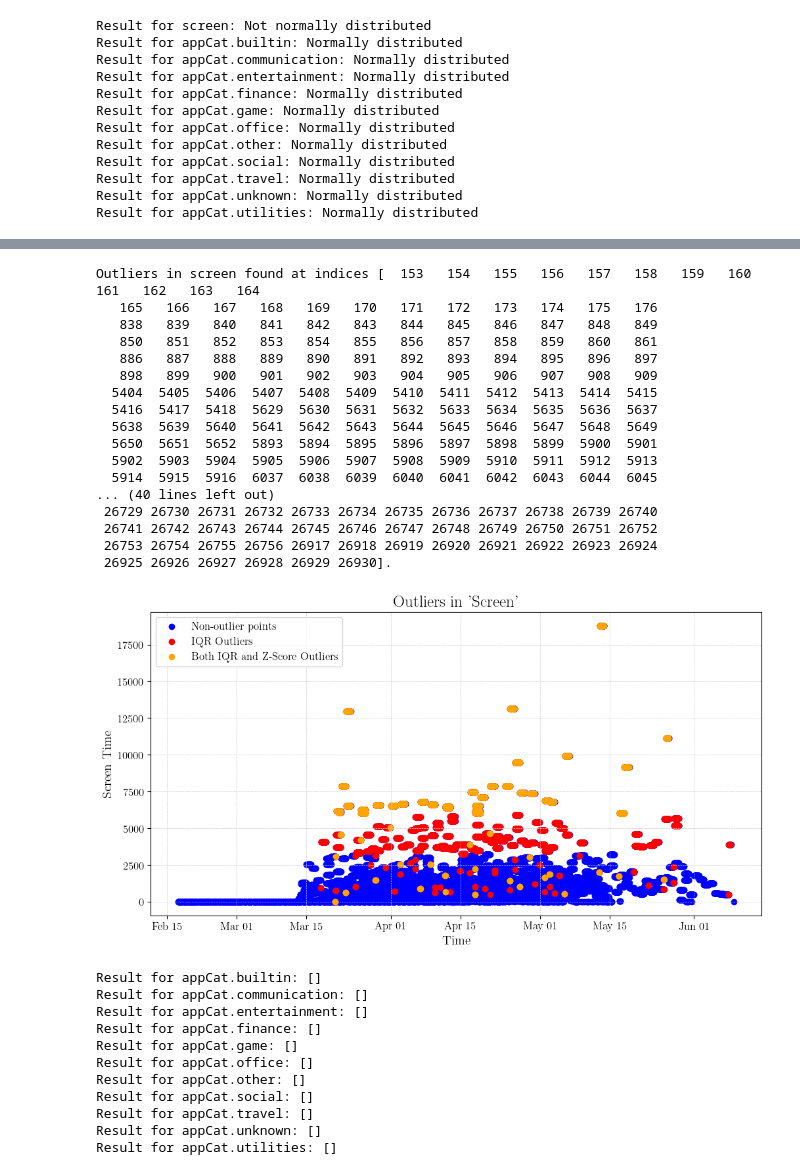
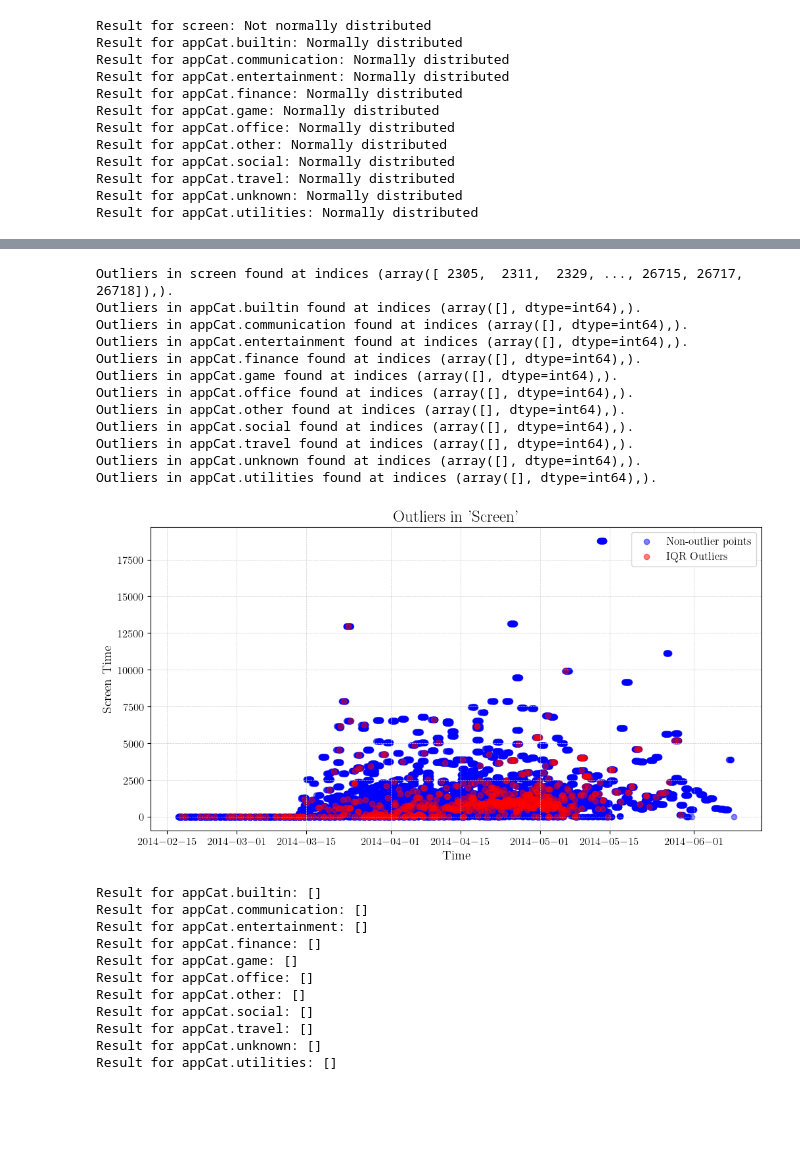
Before and after one commit to AmirSahrani/DMT_Assignments, a Jupyter notebook: notebooks/analysis.ipynb, the cells around one changed output, grey strips where cells are left out. Saved outputs shown, nothing was run; the diff lists cells and outputs as text; code cells hidden in the pictures; blank space fills up the shorter version.

```diff
--- a/notebooks/analysis.ipynb
+++ b/notebooks/analysis.ipynb
@@ -474,0 +543,13 @@ Upper outliers in screen found at indices [   51    52    53 ... 26928 26929 269
+# %%
+# find outliers using the exponential distribution
+
+def identify_outliers_exp(data, params):
+    pdf = expon.pdf(data, *params)
+    plt.plot(data, pdf, 'o')
+
+    outliers = np.where(pdf < 0.00001)[0]
+    plt.plot(data[outliers], pdf[outliers], 'ro')
+    return outliers
+
+exp_outliers = identify_outliers_exp(screen_time, params)
+print(f'Exponential distribution outliers found: {len(exp_outliers)}')
@@ -477,8 +561,8 @@ Upper outliers in screen found at indices [   51    52    53 ... 26928 26929 269
 
 def identify_outliers_zScore(data):
     z = np.abs(stats.zscore(data))
-    threshold_z = 3
-    outlier_indices = np.where(z > threshold_z)[0]
+    threshold_z = 2
+    outlier_indices = np.where(z > threshold_z)
     return outlier_indices
 
 zScore_outliers_info = {}
@@ -490,44 +574,38 @@ for variable, result in zScore_outliers_info.items():
     if len(result) > 0:
         print(f'Outliers in {variable} found at indices {result}.')
 # %% [output]
-Outliers in screen found at indices [  153   154   155   156   157   158   159   160   161   162   163   164
-   165   166   167   168   169   170   171   172   173   174   175   176
-   838   839   840   841   842   843   844   845   846   847   848   849
-   850   851   852   853   854   855   856   857   858   859   860   861
-   886   887   888   889   890   891   892   893   894   895   896   897
-   898   899   900   901   902   903   904   905   906   907   908   909
-  5404  5405  5406  5407  5408  5409  5410  5411  5412  5413  5414  5415
-  5416  5417  5418  5629  5630  5631  5632  5633  5634  5635  5636  5637
-  5638  5639  5640  5641  5642  5643  5644  5645  5646  5647  5648  5649
-  5650  5651  5652  5893  5894  5895  5896  5897  5898  5899  5900  5901
-  5902  5903  5904  5905  5906  5907  5908  5909  5910  5911  5912  5913
-  5914  5915  5916  6037  6038  6039  6040  6041  6042  6043  6044  6045
-... (40 lines left out)
- 26729 26730 26731 26732 26733 26734 26735 26736 26737 26738 26739 26740
- 26741 26742 26743 26744 26745 26746 26747 26748 26749 26750 26751 26752
- 26753 26754 26755 26756 26917 26918 26919 26920 26921 26922 26923 26924
- 26925 26926 26927 26928 26929 26930].
+Outliers in screen found at indices (array([ 2305,  2311,  2329, ..., 26715, 26717, 26718]),).
+Outliers in appCat.builtin found at indices (array([], dtype=int64),).
+Outliers in appCat.communication found at indices (array([], dtype=int64),).
+Outliers in appCat.entertainment found at indices (array([], dtype=int64),).
+Outliers in appCat.finance found at indices (array([], dtype=int64),).
+Outliers in appCat.game found at indices (array([], dtype=int64),).
+Outliers in appCat.office found at indices (array([], dtype=int64),).
+Outliers in appCat.other found at indices (array([], dtype=int64),).
+Outliers in appCat.social found at indices (array([], dtype=int64),).
+Outliers in appCat.travel found at indices (array([], dtype=int64),).
+Outliers in appCat.unknown found at indices (array([], dtype=int64),).
+Outliers in appCat.utilities found at indices (array([], dtype=int64),).
 # %%
 #Plotting the Outliers
 data_pivot = data_pivot.sort_values(by='time')
 IQR_indices = np.concatenate((IQR_outliers_info['screen'][0],IQR_outliers_info['screen'][1]))
 zScore_indices = zScore_outliers_info['screen']
 common_indices = np.intersect1d(IQR_indices, zScore_indices)
 
 plt.figure(figsize=(12, 6))
-plt.scatter(data_pivot['time'], data_pivot['screen'], color = 'blue')
-plt.scatter(data_pivot['time'][IQR_indices], data_pivot['screen'][IQR_indices], color='red')
-#plt.scatter(data_pivot['time'][zScore_indices], data_pivot['screen'][zScore_indices], color='yellow')
-plt.scatter(data_pivot['time'][common_indices], data_pivot['screen'][common_indices], color='orange')
-plt.gca().xaxis.set_major_formatter(mdates.DateFormatter('%b %d'))
+plt.scatter(data_pivot['time'], data_pivot['screen'], color = 'blue', alpha=0.5)
+# plt.scatter(data_pivot['time'][IQR_indices], data_pivot['screen'][IQR_indices], color='red', alpha=0.5)
+plt.scatter(data_pivot['time'][exp_outliers], data_pivot['screen'][exp_outliers], color='red', alpha=0.5)
+# plt.scatter(data_pivot['time'][common_indices], data_pivot['screen'][common_indices], color='orange', alpha=0.5)
 plt.xlabel("Time")
 #plt.xticks([])
 plt.ylabel("Screen Time")
 plt.title("Outliers in 'Screen'")
 plt.legend(["Non-outlier points", "IQR Outliers","Both IQR and Z-Score Outliers"])
 plt.show()
 # %% [output]
-[figure, old version]
+[figure, new version]
 # %%
 #Grubb's Test for normally distributed data
 
```
Also changed, not shown: parts of 5 cells of this notebook, 19 other files.
